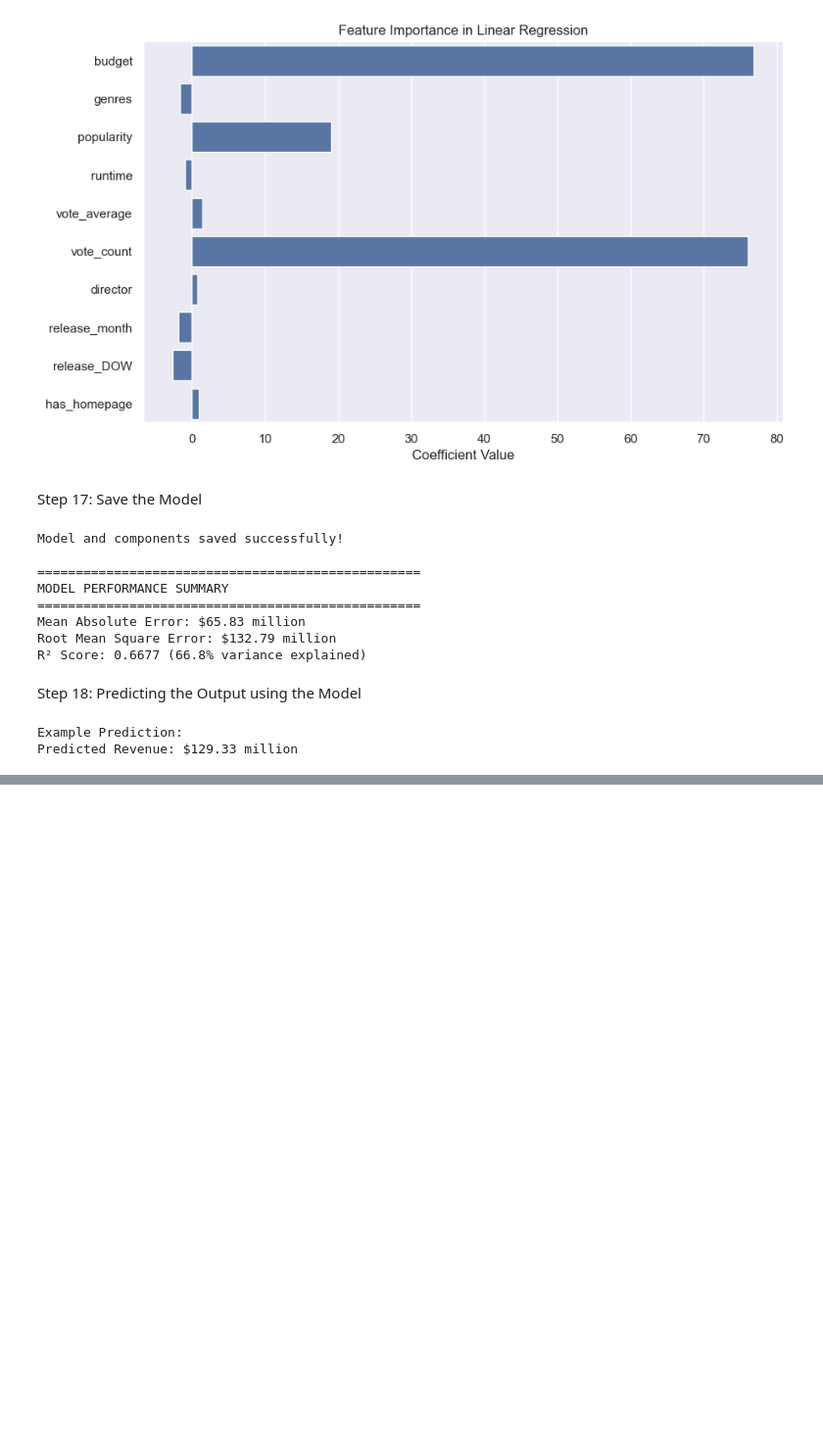
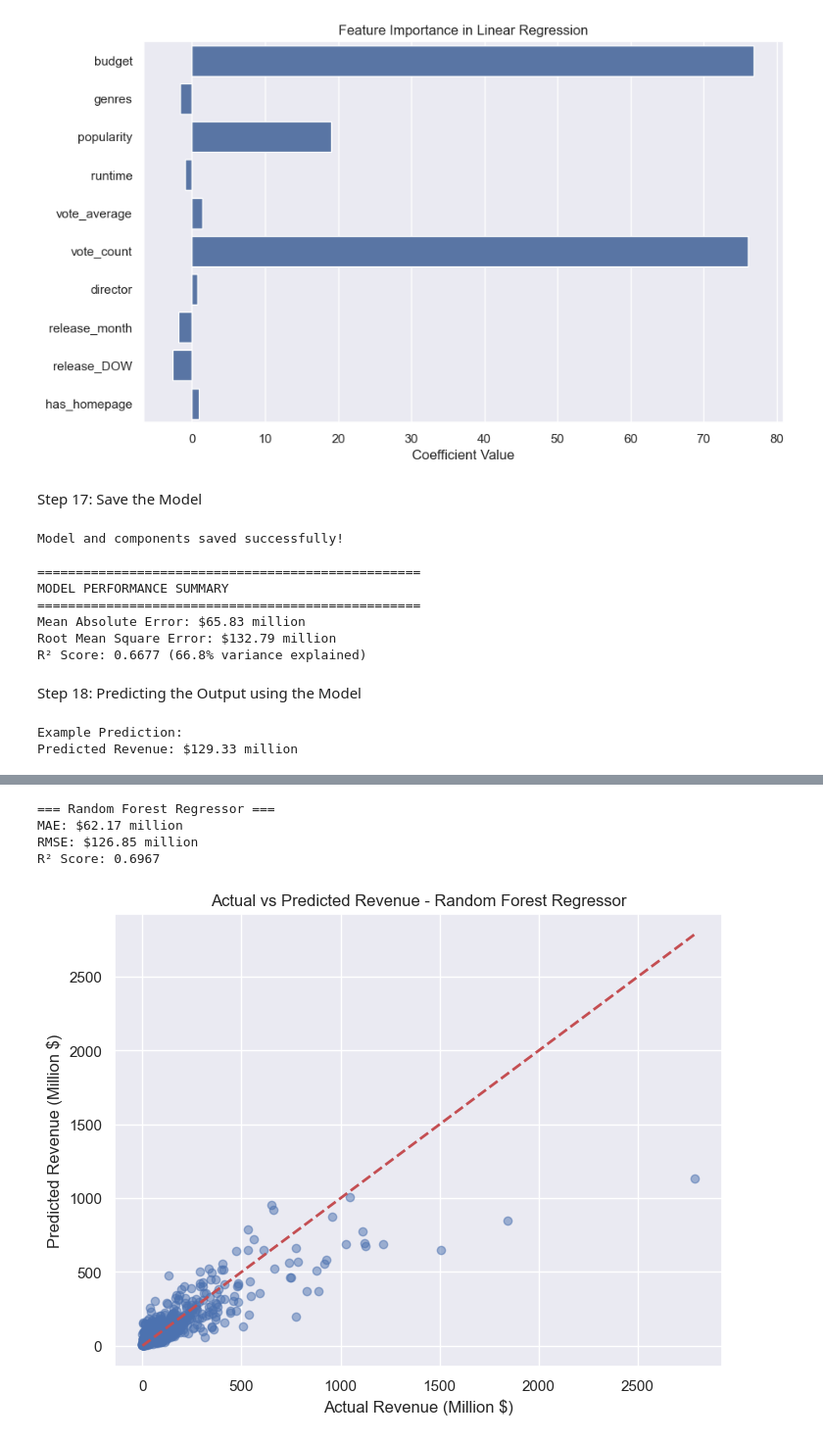
Before and after one commit to nvshanmukh/movie-box-office-predictor, a Jupyter notebook: movie_box_model.ipynb, the cells around one changed output, grey strips where cells are left out. Shown at 98% size. Drawn from its saved outputs; the diff is of its cells as text; code cells hidden in the pictures; blank space fills up the shorter version.

```diff
--- a/movie_box_model.ipynb
+++ b/movie_box_model.ipynb
@@ -559,0 +607,16 @@ Predicted Revenue: $129.33 million
+# %%
+rf_model = RandomForestRegressor(n_estimators=100, random_state=42)
+rf_model, rf_mae, rf_rmse, rf_r2 = evaluate_model(
+    "Random Forest Regressor",
+    rf_model,
+    x_train,
+    x_test,
+    y_train,
+    y_test
+)
+# %% [output]
+=== Random Forest Regressor ===
+MAE: $62.17 million
+RMSE: $126.85 million
+R² Score: 0.6967
+[figure, added]
```
Also changed, not shown: parts of 19 cells of this notebook, 1 other file.
